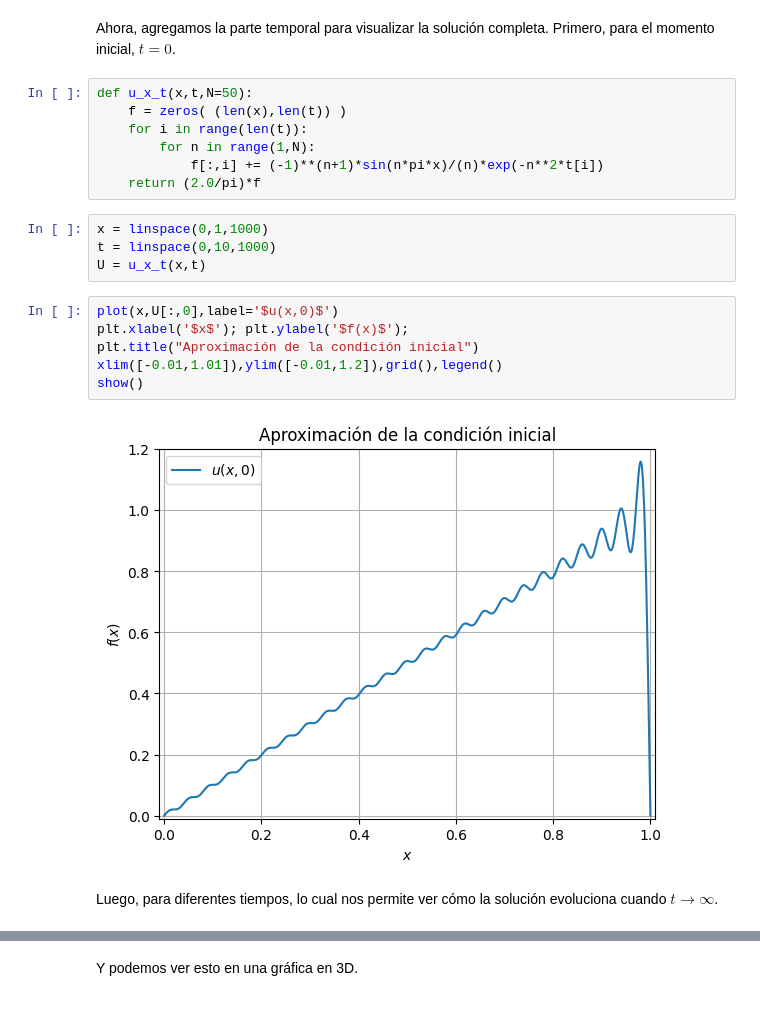
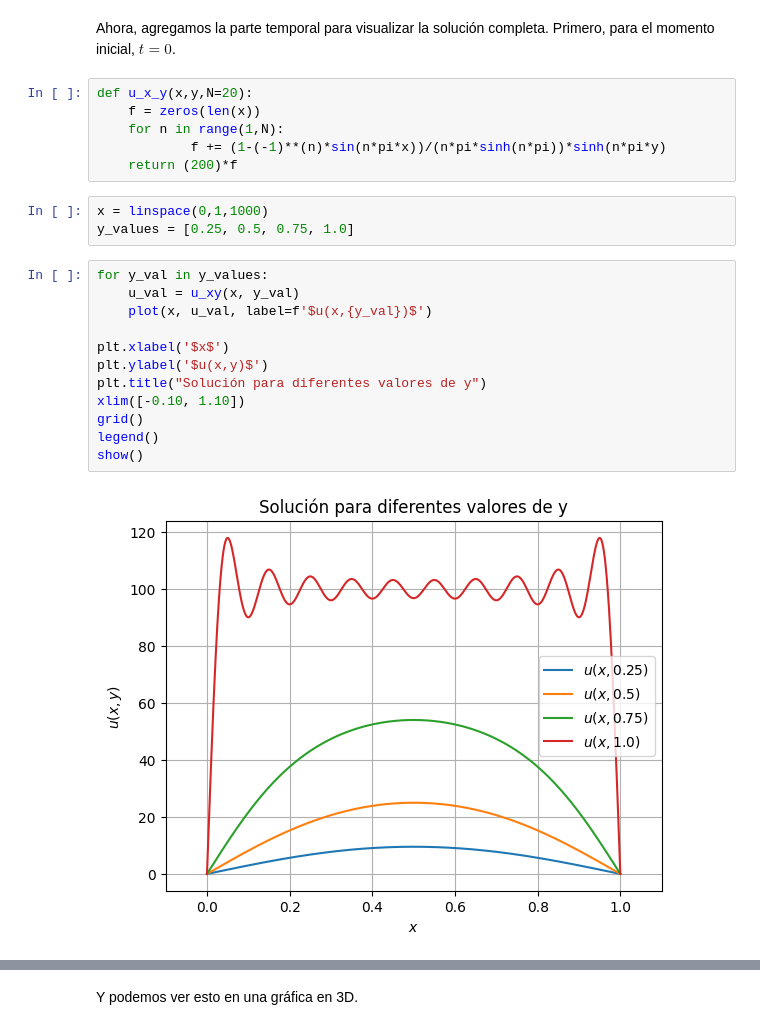
Before and after one commit to RafaelColin/EDP, a Jupyter notebook: Dirichlet.ipynb, the cells around one changed output, grey strips where cells are left out. Drawn from its saved outputs; the diff is of its cells as text.

```diff
--- a/Dirichlet.ipynb
+++ b/Dirichlet.ipynb
@@ -65,23 +65,25 @@ show()
 # %% [markdown]
 Ahora, agregamos la parte temporal para visualizar la solución completa. Primero, para el momento inicial, $t=0$.
 # %%
-def u_x_t(x,t,N=50):
-    f = zeros( (len(x),len(t)) )
-    for i in range(len(t)):
-        for n in range(1,N):
-            f[:,i] += (-1)**(n+1)*sin(n*pi*x)/(n)*exp(-n**2*t[i])
-    return (2.0/pi)*f
+def u_x_y(x,y,N=20):
+    f = zeros(len(x))
+    for n in range(1,N):
+            f += (1-(-1)**(n)*sin(n*pi*x))/(n*pi*sinh(n*pi))*sinh(n*pi*y)
+    return (200)*f
-# %%
-x = linspace(0,1,1000)
-t = linspace(0,10,1000)
-U = u_x_t(x,t)
+# %%
+x = linspace(0,1,1000)
+y_values = [0.25, 0.5, 0.75, 1.0]
 # %%
-plot(x,U[:,0],label='$u(x,0)$')
-plt.xlabel('$x$'); plt.ylabel('$f(x)$');
-plt.title("Aproximación de la condición inicial")
-xlim([-0.01,1.01]),ylim([-0.01,1.2]),grid(),legend()
+for y_val in y_values:
+    u_val = u_xy(x, y_val)
+    plot(x, u_val, label=f'$u(x,{y_val})$')
+
+plt.xlabel('$x$')
+plt.ylabel('$u(x,y)$')
+plt.title("Solución para diferentes valores de y")
+xlim([-0.10, 1.10])
+grid()
+legend()
 show()
 # %% [output]
-[figure, old version]
+[figure, new version]
-# %% [markdown]
-Luego, para diferentes tiempos, lo cual nos permite ver cómo la solución evoluciona cuando $t \to \infty$.
```
Also changed, not shown: parts of 6 cells of this notebook.
